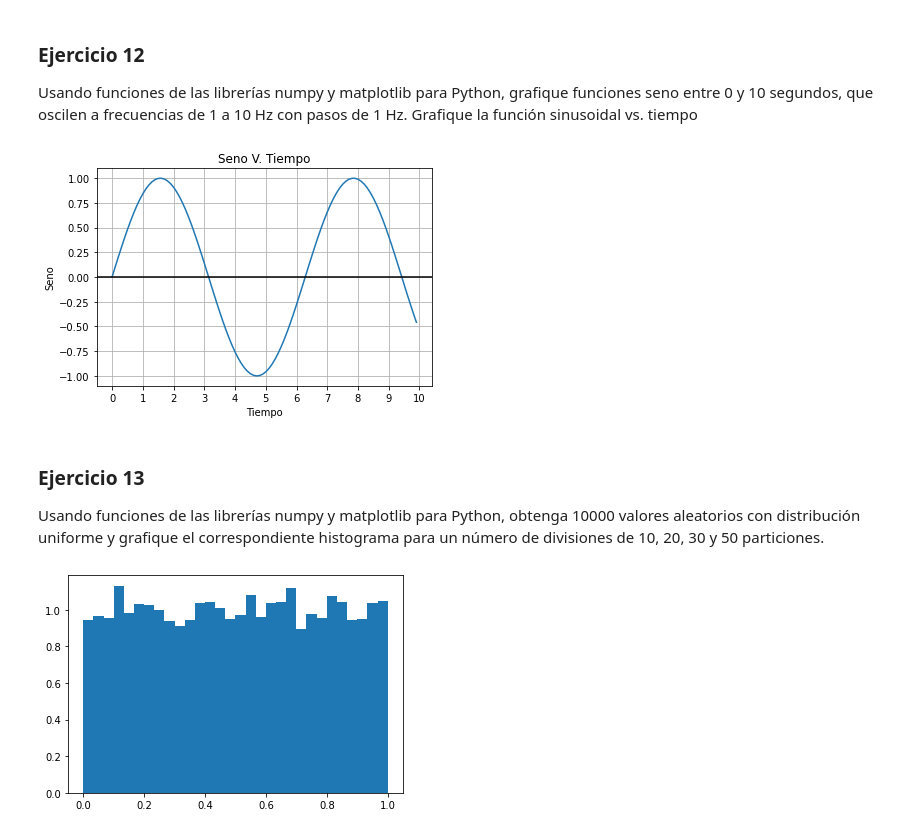
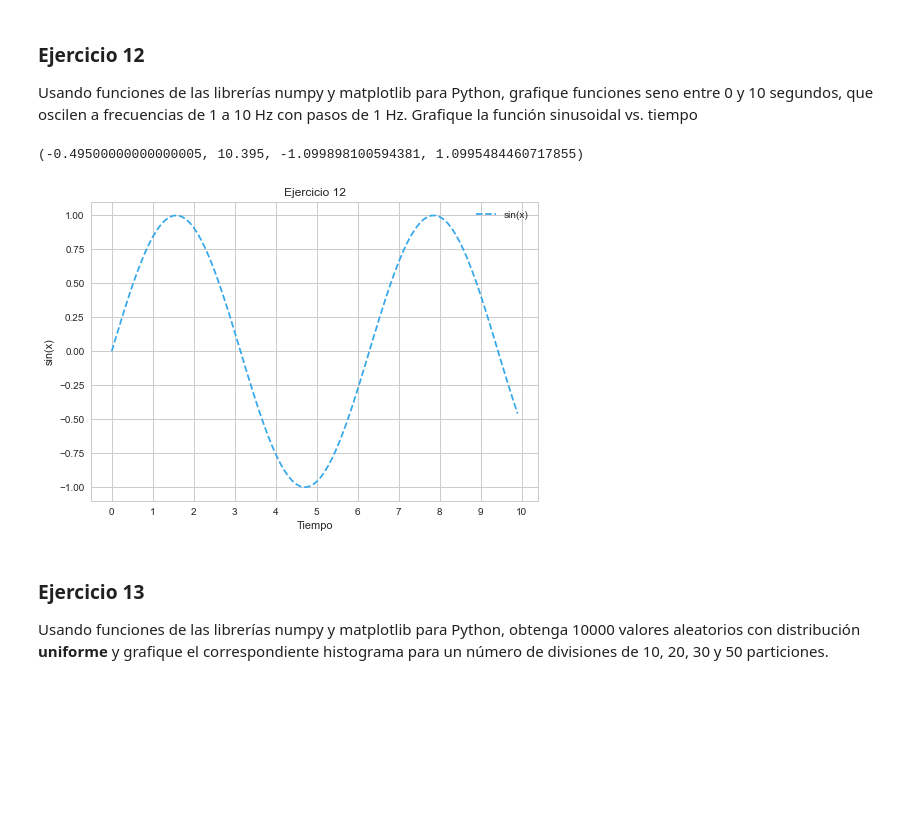
Before and after one commit to seebgar/Python-Data-Science, a Jupyter notebook: Lab_3.ipynb, the cells around one changed output. Saved outputs shown, nothing was run; the diff lists cells and outputs as text; code cells hidden in the pictures; blank space fills up the shorter version.

```diff
--- a/Lab_3.ipynb
+++ b/Lab_3.ipynb
@@ -254,37 +254,35 @@ Ejercicos del 1 al 6 usando numpy
  Usando funciones de las librerías numpy y matplotlib para Python, grafique funciones seno entre 0
 y 10 segundos, que oscilen a frecuencias de 1 a 10 Hz con pasos de 1 Hz. Grafique la función
 sinusoidal vs. tiempo
-# %%
-##
-import numpy as np
-import matplotlib.pyplot as plt
-
-tiempo = np.arange(0, 10, 0.1);
-seno = np.sin(tiempo)
-plt.plot(time, seno)
-plt.title('Seno V. Tiempo')
-plt.xlabel('Tiempo')
-plt.ylabel('Seno')
-plt.grid(True, which='both')
-plt.xticks(range(0, 11))
-plt.axhline(y=0, color='k')
-plt.show()
-# %% [output]
-[figure, removed]
+# %%
+##
+import matplotlib.pyplot as plt
+import numpy as np
+
+plt.style.use('seaborn-notebook')
+
+fig = plt.figure()
+ax = plt.axes()
+
+tiempo = np.arange(0, 10, 0.1);
+seno = np.sin(tiempo)
+
+ax.plot(tiempo, seno, color="#34a8eb", linestyle="--", label="sin(x)")
+ax.set(
+    xlim=(0,11),
+    ylim=(-1.5,1.5),
+    xlabel="Tiempo",
+    ylabel="sin(x)",
+    title="Ejercicio 12"
+)
+ax.set_xticks(range(11))
+ax.legend()
+ax.axis('tight')
+# %% [output]
+(-0.49500000000000005, 10.395, -1.099898100594381, 1.0995484460717855)
+[figure, added]
 # %% [markdown]
 ### Ejercicio 13
  Usando funciones de las librerías numpy y matplotlib para Python, obtenga 10000 valores
-aleatorios con distribución uniforme y grafique el correspondiente histograma para un número de
+aleatorios con distribución **uniforme** y grafique el correspondiente histograma para un número de
 divisiones de 10, 20, 30 y 50 particiones.
-# %%
-##
-import numpy as np
-import matplotlib.pyplot as plt
-
-s = np.random.uniform(size=10000)
-plt.hist(s, 30, density=True)
-plt.show()
-
-## TODO - PARTICIONES
-# %% [output]
-[figure, removed]
```
Also changed, not shown: parts of 4 cells of this notebook.
